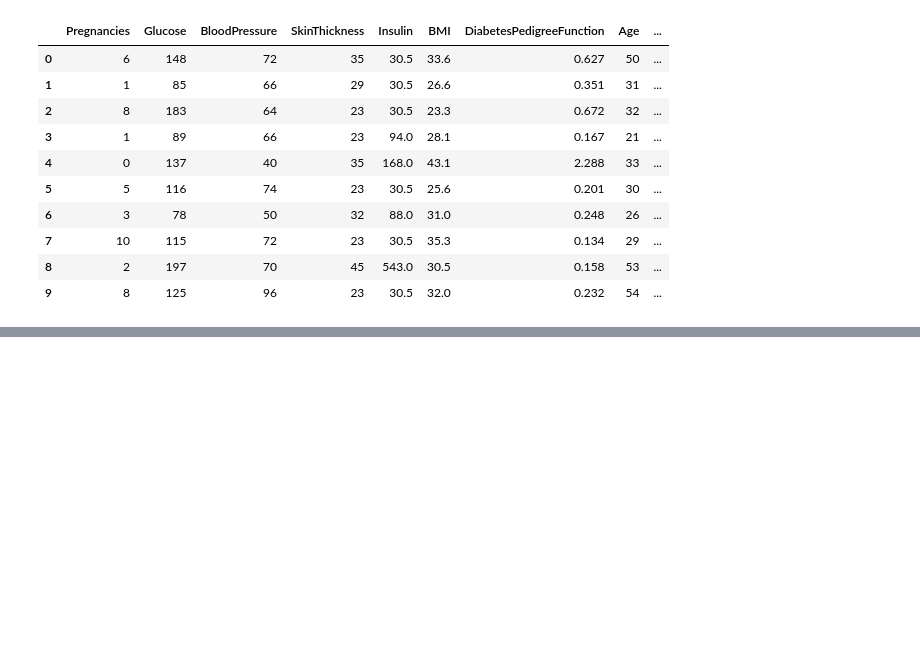
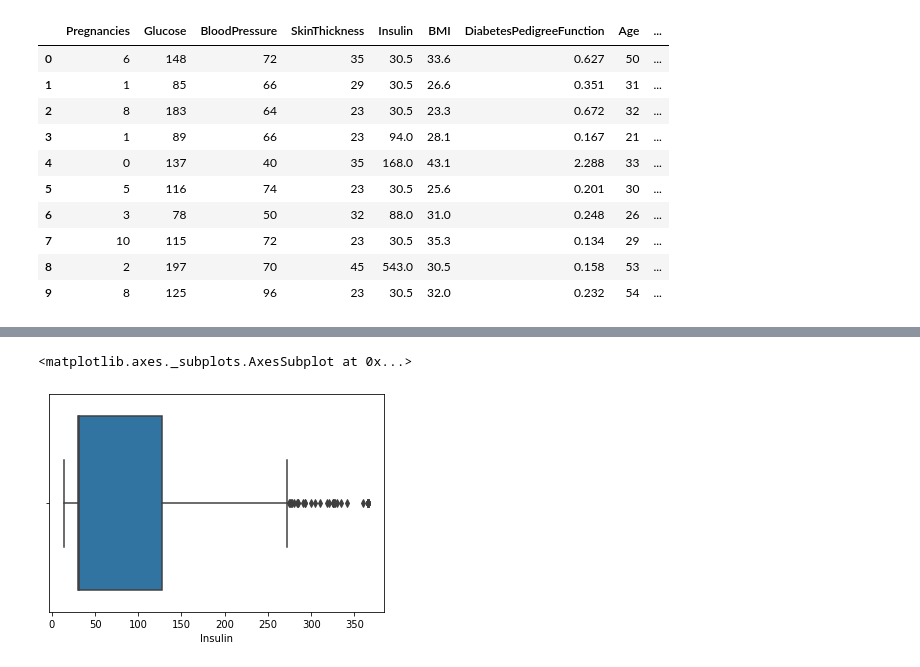
Before and after one commit to sreenal/Pima-Indians-Diabetes_Project, a Jupyter notebook: Pima_Indians_Diabetes.ipynb, the cells around one changed output, grey strips where cells are left out. Saved outputs shown, nothing was run; the diff lists cells and outputs as text; code cells hidden in the pictures; blank space fills up the shorter version.

```diff
--- a/Pima_Indians_Diabetes.ipynb
+++ b/Pima_Indians_Diabetes.ipynb
@@ -272,0 +312,5 @@ df.head(10)
+# %%
+sns.boxplot(df['Insulin'])
+# %% [output]
+<matplotlib.axes._subplots.AxesSubplot at 0x...>
+[figure, added]
```
Also changed, not shown: parts of 13 cells of this notebook.
